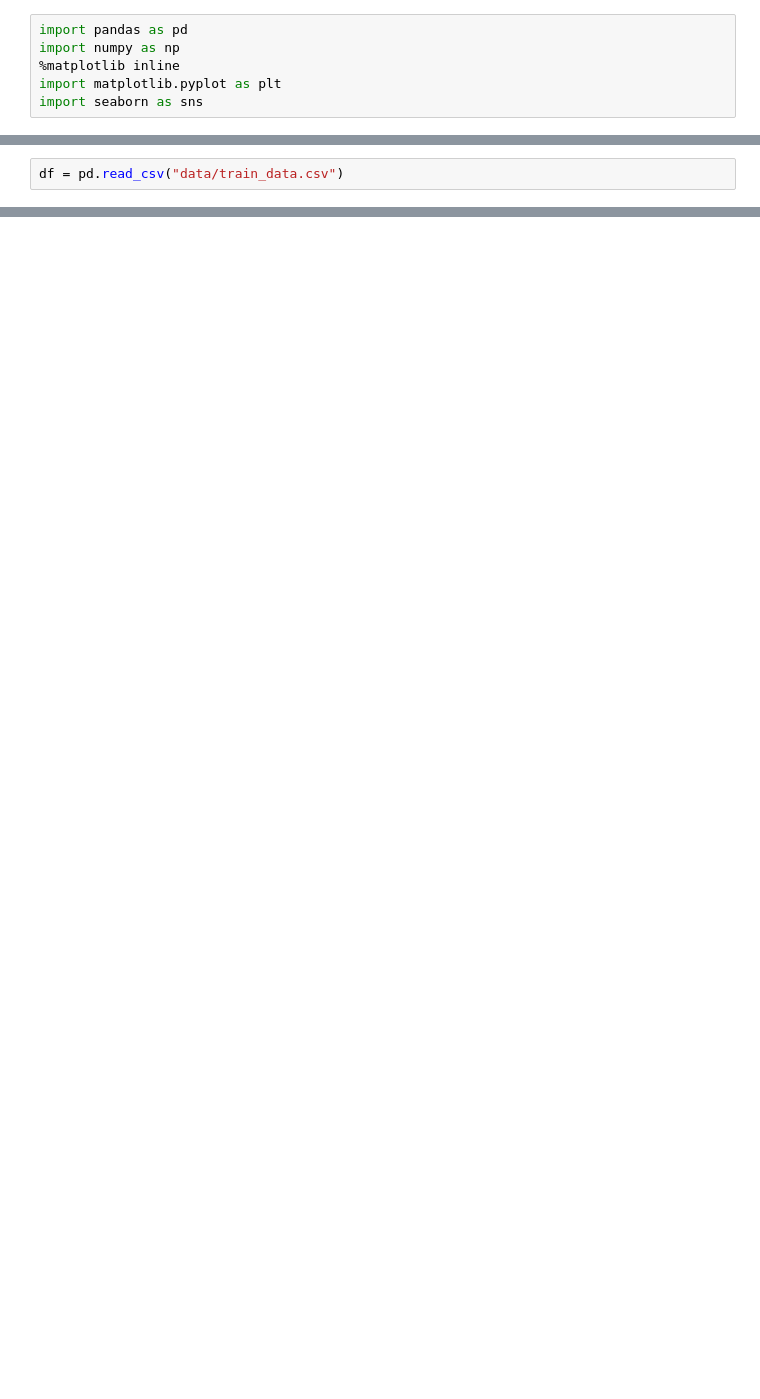
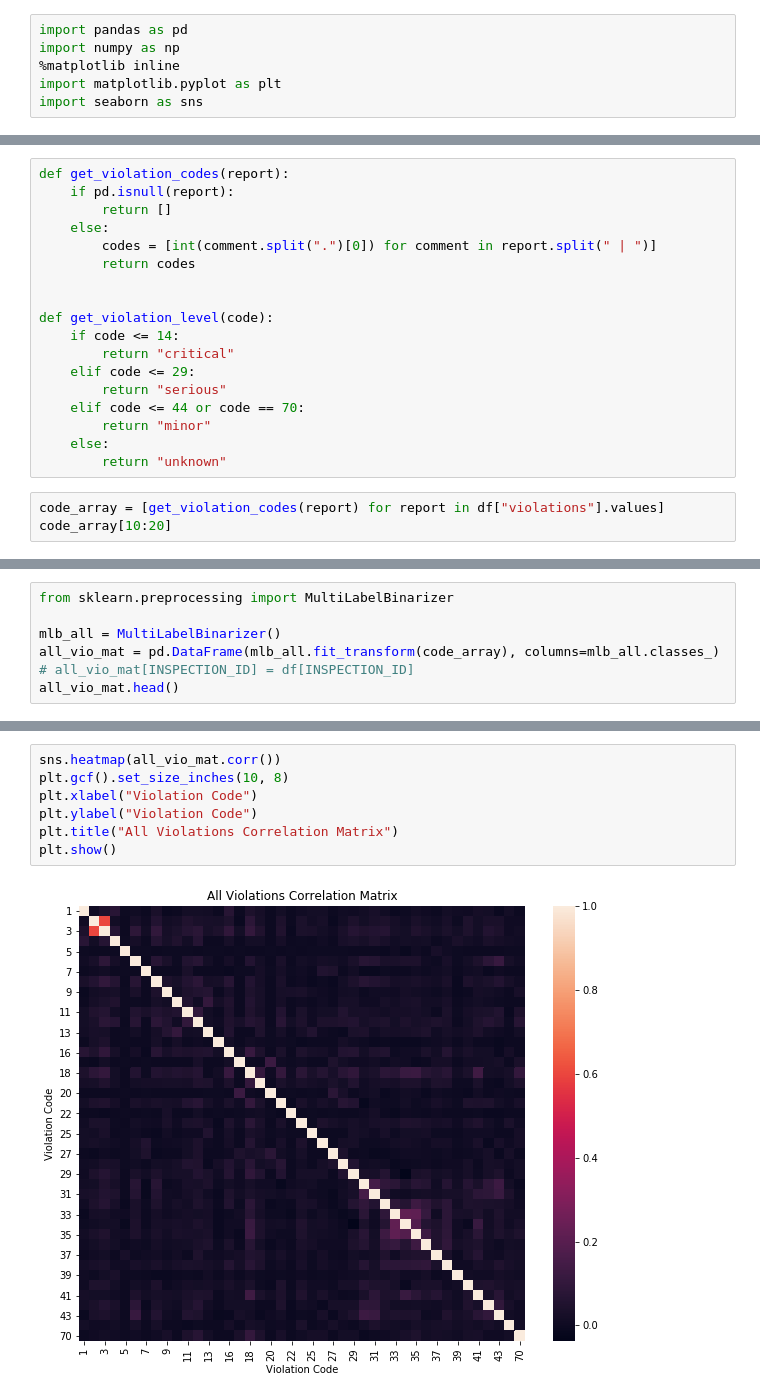
Before and after one commit to vingkan/foodinspectionforecasting, a Jupyter notebook: IIT/13_violations.ipynb, the cells around one changed output, grey strips where cells are left out. Saved outputs shown, nothing was run; the diff lists cells and outputs as text; blank space fills up the shorter version.

```diff
--- a/IIT/13_violations.ipynb
+++ b/IIT/13_violations.ipynb
@@ -53,2 +33,0 @@ a
-# %%
-df = pd.read_csv("data/train_data.csv")
@@ -64,0 +34,21 @@ df.head()
+# %%
+def get_violation_codes(report):
+    if pd.isnull(report):
+        return []
+    else:
+        codes = [int(comment.split(".")[0]) for comment in report.split(" | ")]
+        return codes
+
+
+def get_violation_level(code):
+    if code <= 14:
+        return "critical"
+    elif code <= 29:
+        return "serious"
+    elif code <= 44 or code == 70:
+        return "minor"
+    else:
+        return "unknown"
+# %%
+code_array = [get_violation_codes(report) for report in df["violations"].values]
+code_array[10:20]
@@ -64,0 +66,7 @@ df.head()
+# %%
+from sklearn.preprocessing import MultiLabelBinarizer
+
+mlb_all = MultiLabelBinarizer()
+all_vio_mat = pd.DataFrame(mlb_all.fit_transform(code_array), columns=mlb_all.classes_)
+# all_vio_mat[INSPECTION_ID] = df[INSPECTION_ID]
+all_vio_mat.head()
@@ -64,0 +81,9 @@ df.head()
+# %%
+sns.heatmap(all_vio_mat.corr())
+plt.gcf().set_size_inches(10, 8)
+plt.xlabel("Violation Code")
+plt.ylabel("Violation Code")
+plt.title("All Violations Correlation Matrix")
+plt.show()
+# %% [output]
+[figure, added]
```
Also changed, not shown: parts of 12 cells of this notebook, 10 other files.
